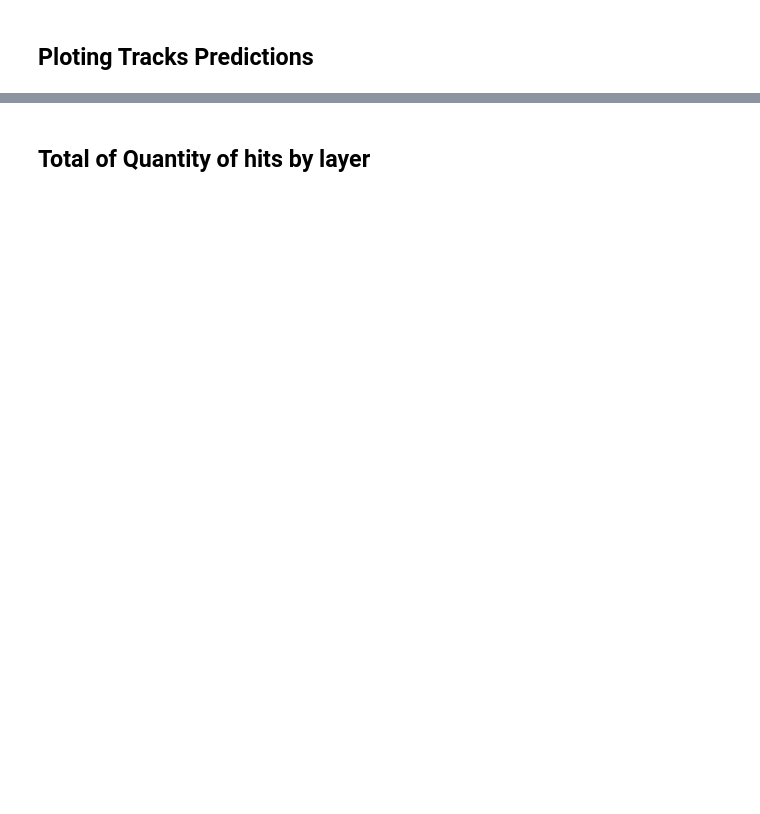
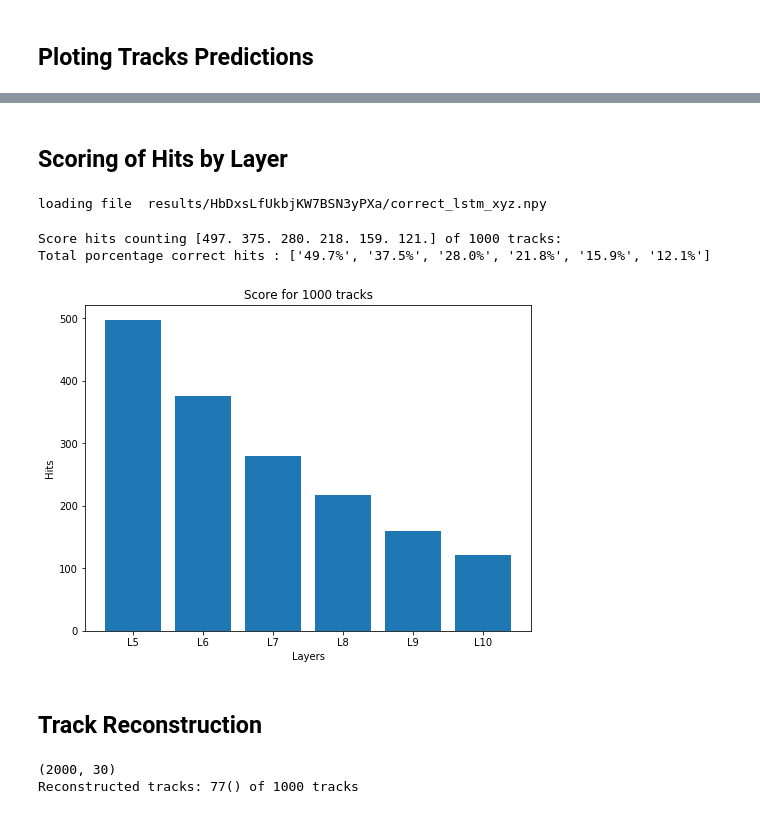
Before and after one commit to stonescenter/track-ml, a Jupyter notebook: notebooks/plot_prediction.ipynb, the cells around one changed output, grey strips where cells are left out. Drawn from its saved outputs; the diff is of its cells as text; code cells hidden in the pictures; blank space fills up the shorter version.

Commit message:
Updated plot prediction

```diff
--- a/notebooks/plot_prediction.ipynb
+++ b/notebooks/plot_prediction.ipynb
@@ -21,16 +35,12 @@ from core.utils.utils import *
 # %%
-#configs = json.load(open('config_test_cnn.json', 'r'))
-#configs = json.load(open('config-mlp.json', 'r'))
-#configs = json.load(open('config_cnn.json', 'r'))
-configs = json.load(open('config_lstm.json', 'r'))
 
 
 output_path = configs['paths']['save_dir']
 cylindrical = configs['data']['cylindrical']  # set to polar or cartesian coordenates
 normalise = configs['data']['normalise']
 name = configs['model']['name']
-type_pred = configs['testing']['type_prediction']
-data_file = configs['data']['filename']
+type_pred = configs['testing']['type_optimization']
+#data_file = configs['data']['filename']
 
 #create a encryp name for dataset
 path_to, filename = os.path.split(data_file)
@@ -41,12 +51,13 @@ encryp_ds_name = get_unique_name(orig_ds_name)
 decryp_ds_name = get_decryp_name(encryp_ds_name)
 
 output_encry = os.path.join(output_path, encryp_ds_name)
-
+#cylindrical = True
 if cylindrical:
     coord = 'cylin'
 else:
     coord = 'xyz'
 
+print('type of system:', coord)
 print('source file for testing:\n\t ', data_file)
 print('predicted points: ')
 path1 = os.path.join(output_encry, 'x_true_%s_%s_%s.csv' % (name, coord, type_pred))
@@ -68,12 +79,12 @@ print('shape df_pred ', df_pred.shape)
 #y_true = pd.concat([df_test, df_true], axis = 1, ignore_index = True)
 #y_pred = pd.concat([df_test, df_pred], axis = 1, ignore_index = True)
 
-y_true = np.concatenate([df_test, df_true], axis = 1)
-y_pred = np.concatenate([df_test, df_pred], axis = 1)
-y_true = pd.DataFrame(y_true)
-y_pred = pd.DataFrame(y_pred)
-y_true.name = 'real'
-y_pred.name = 'pred'
+true_tracks = np.concatenate([df_test, df_true], axis = 1)
+pred_tracks = np.concatenate([df_test, df_pred], axis = 1)
+true_tracks = pd.DataFrame(true_tracks)
+pred_tracks = pd.DataFrame(pred_tracks)
+true_tracks.columns.name = 'truth'
+pred_tracks.columns.name = 'predicted'
 
-print('size y_true ', y_true.shape)
-print('size y_pred ', y_pred.shape)
+print('size y_true ', true_tracks.shape)
+print('size y_pred ', pred_tracks.shape)
@@ -112,5 +141,5 @@ fig.show()
-# %% [markdown]
-## Total of Quantity of hits by layer ##
+# %% [markdown]
+## Scoring of Hits by Layer  ##
 # %%
 import numpy as np
 
@@ -121,8 +150,11 @@ else:
 
 ident_name = name + "_" + coord
 name_file = 'correct_%s.npy' % ident_name
-print('loading file ', name_file)
+
 path_correct = os.path.join(output_encry, name_file )
 correct = np.load(path_correct)
 tol = correct[6]
 correct = np.delete(correct, 6)
+print('loading file ', path_correct)
+# %% [output]
+loading file  results/HbDxsLfUkbjKW7BSN3yPXa/correct_lstm_xyz.npy
@@ -141,0 +161,35 @@ print(correct)
+# %%
+from matplotlib import pyplot as plt
+
+total = pred_tracks.shape[0]
+layers = ['L5', 'L6','L7','L8','L9','L10']
+
+fig, ax = plt.subplots(figsize=(8,6))
+#ax.scatter(layers, correct)
+plt.bar(layers, correct)
+plt.xlabel('Layers')
+plt.ylabel('Hits')
+#plt.title('Detector layers(5000 tracks ~ 49900 hits)')
+plt.title('Score for ' + str(total) + ' tracks')
+fig.show()
+
+
+print("Score hits counting %s of %s tracks:"%(correct, total))
+print("Total porcentage correct hits :", [str(round((t*100)/total, 2)) +"%" for t in correct])
+# %% [output]
+Score hits counting [497. 375. 280. 218. 159. 121.] of 1000 tracks:
+Total porcentage correct hits : ['49.7%', '37.5%', '28.0%', '21.8%', '15.9%', '12.1%']
+[figure, added]
+# %% [markdown]
+## Track Reconstruction ##
+# %%
+import pandas as pd
+#df_diff = pd.concat([y_true,y_pred]).drop_duplicates(keep=False)
+tracks = pd.concat([true_tracks, pred_tracks])
+print(tracks.shape)
+tracks_ = tracks[tracks.duplicated(keep='first')]
+print('Reconstructed tracks: %s() of %s tracks' % (tracks_.shape[0], total))
+#tracks_
+# %% [output]
+(2000, 30)
+Reconstructed tracks: 77() of 1000 tracks
```
Also changed, not shown: parts of 10 cells of this notebook.
